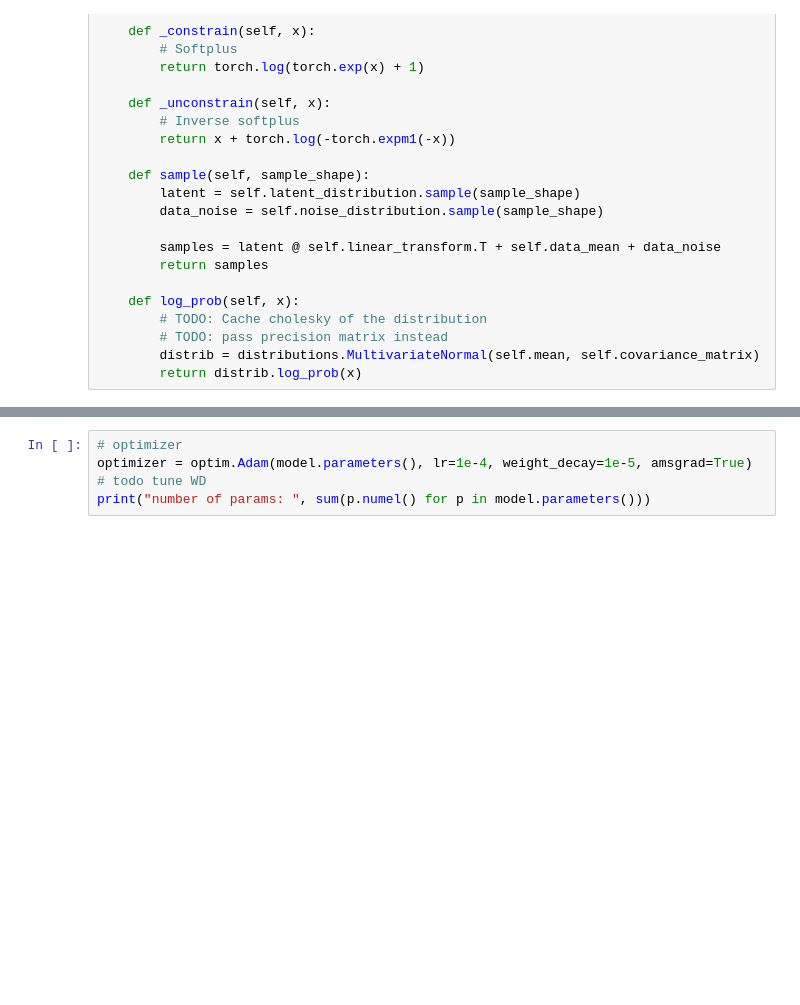
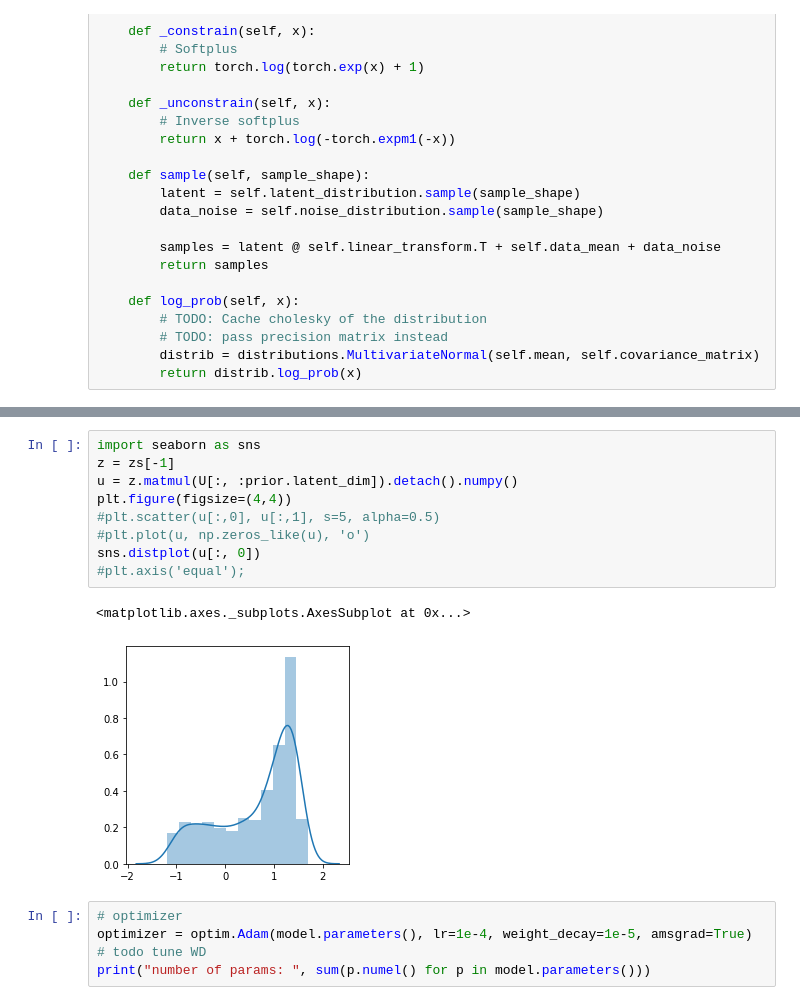
Before and after one commit to KeAWang/pytorch-normalizing-flows, a Jupyter notebook: nflib1.ipynb, the cells around one changed output, grey strips where cells are left out. Drawn from its saved outputs; the diff is of its cells as text; blank space fills up the shorter version.

```diff
--- a/nflib1.ipynb
+++ b/nflib1.ipynb
@@ -263,3 +275,15 @@ plt.axis('equal');
+# %%
+import seaborn as sns
+z = zs[-1]
+u = z.matmul(U[:, :prior.latent_dim]).detach().numpy()
+plt.figure(figsize=(4,4))
+#plt.scatter(u[:,0], u[:,1], s=5, alpha=0.5)
+#plt.plot(u, np.zeros_like(u), 'o')
+sns.distplot(u[:, 0])
+#plt.axis('equal');
+# %% [output]
+<matplotlib.axes._subplots.AxesSubplot at 0x...>
+[figure, added]
 # %%
 # optimizer
 optimizer = optim.Adam(model.parameters(), lr=1e-4, weight_decay=1e-5, amsgrad=True) # todo tune WD
```
Also changed, not shown: parts of 12 cells of this notebook.
